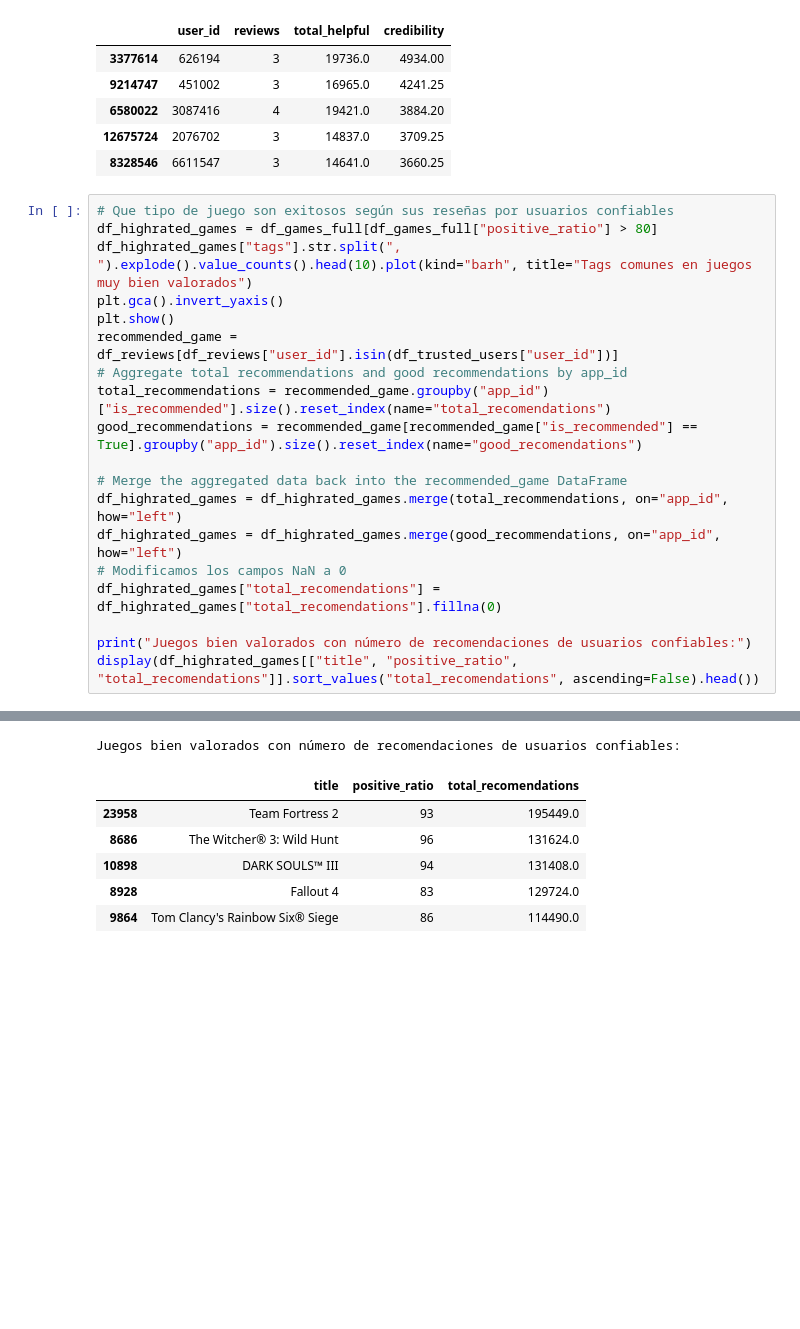
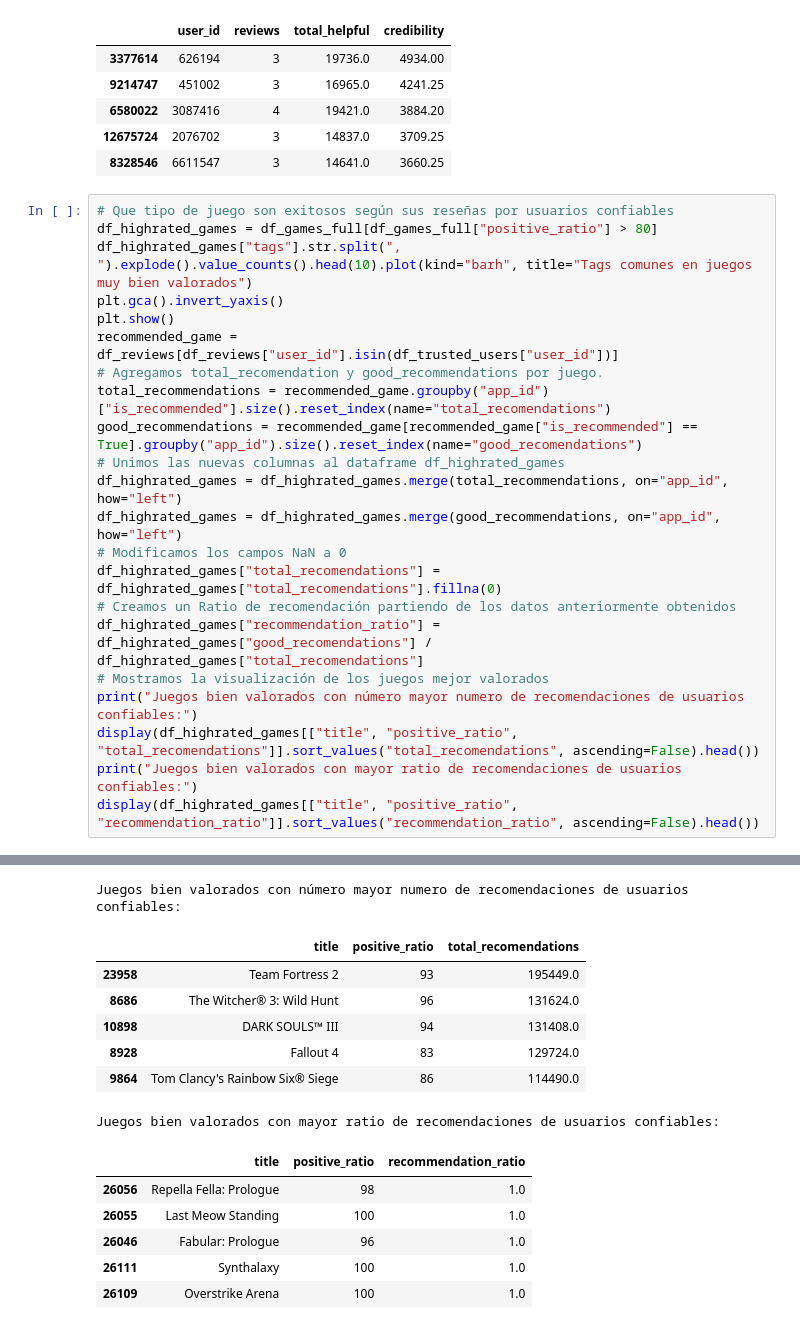
Before and after one commit to tpadrinp/Analisis-de-fiabilidad-de-resenas-de-Steam, a Jupyter notebook: notebooks/stats.ipynb, the cells around one changed output, grey strips where cells are left out. Cells and saved outputs as stored; diff of their text form; blank space fills up the shorter version.

```diff
--- a/notebooks/stats.ipynb
+++ b/notebooks/stats.ipynb
@@ -33,28 +33,38 @@ Usuarios con al menos 3 reviews:
 # %%
 # Que tipo de juego son exitosos según sus reseñas por usuarios confiables
 df_highrated_games = df_games_full[df_games_full["positive_ratio"] > 80]
 df_highrated_games["tags"].str.split(", ").explode().value_counts().head(10).plot(kind="barh", title="Tags comunes en juegos muy bien valorados")
 plt.gca().invert_yaxis()
 plt.show()
 recommended_game = df_reviews[df_reviews["user_id"].isin(df_trusted_users["user_id"])]
-# Aggregate total recommendations and good recommendations by app_id
+# Agregamos total_recomendation y good_recommendations por juego.
 total_recommendations = recommended_game.groupby("app_id")["is_recommended"].size().reset_index(name="total_recomendations")
 good_recommendations = recommended_game[recommended_game["is_recommended"] == True].groupby("app_id").size().reset_index(name="good_recomendations")
-
-# Merge the aggregated data back into the recommended_game DataFrame
+# Unimos las nuevas columnas al dataframe df_highrated_games
 df_highrated_games = df_highrated_games.merge(total_recommendations, on="app_id", how="left")
 df_highrated_games = df_highrated_games.merge(good_recommendations, on="app_id", how="left")
 # Modificamos los campos NaN a 0
 df_highrated_games["total_recomendations"] = df_highrated_games["total_recomendations"].fillna(0)
-
-print("Juegos bien valorados con número de recomendaciones de usuarios confiables:")
+# Creamos un Ratio de recomendación partiendo de los datos anteriormente obtenidos
+df_highrated_games["recommendation_ratio"] = df_highrated_games["good_recomendations"] / df_highrated_games["total_recomendations"]
+# Mostramos la visualización de los juegos mejor valorados
+print("Juegos bien valorados con número mayor numero de recomendaciones de usuarios confiables:")
 display(df_highrated_games[["title", "positive_ratio", "total_recomendations"]].sort_values("total_recomendations", ascending=False).head())
+print("Juegos bien valorados con mayor ratio de recomendaciones de usuarios confiables:")
+display(df_highrated_games[["title", "positive_ratio", "recommendation_ratio"]].sort_values("recommendation_ratio", ascending=False).head())
 # %% [output]
 [figure]
-Juegos bien valorados con número de recomendaciones de usuarios confiables:
+Juegos bien valorados con número mayor numero de recomendaciones de usuarios confiables:
 |  | title | positive_ratio | total_recomendations |
 | 23958 | Team Fortress 2 | 93 | 195449.0 |
 | 8686 | The Witcher® 3: Wild Hunt | 96 | 131624.0 |
 | 10898 | DARK SOULS™ III | 94 | 131408.0 |
 | 8928 | Fallout 4 | 83 | 129724.0 |
 | 9864 | Tom Clancy's Rainbow Six® Siege | 86 | 114490.0 |
+Juegos bien valorados con mayor ratio de recomendaciones de usuarios confiables:
+|  | title | positive_ratio | recommendation_ratio |
+| 26056 | Repella Fella: Prologue | 98 | 1.0 |
+| 26055 | Last Meow Standing | 100 | 1.0 |
+| 26046 | Fabular: Prologue | 96 | 1.0 |
+| 26111 | Synthalaxy | 100 | 1.0 |
+| 26109 | Overstrike Arena | 100 | 1.0 |
```
Also changed, not shown: parts of 2 cells of this notebook.
